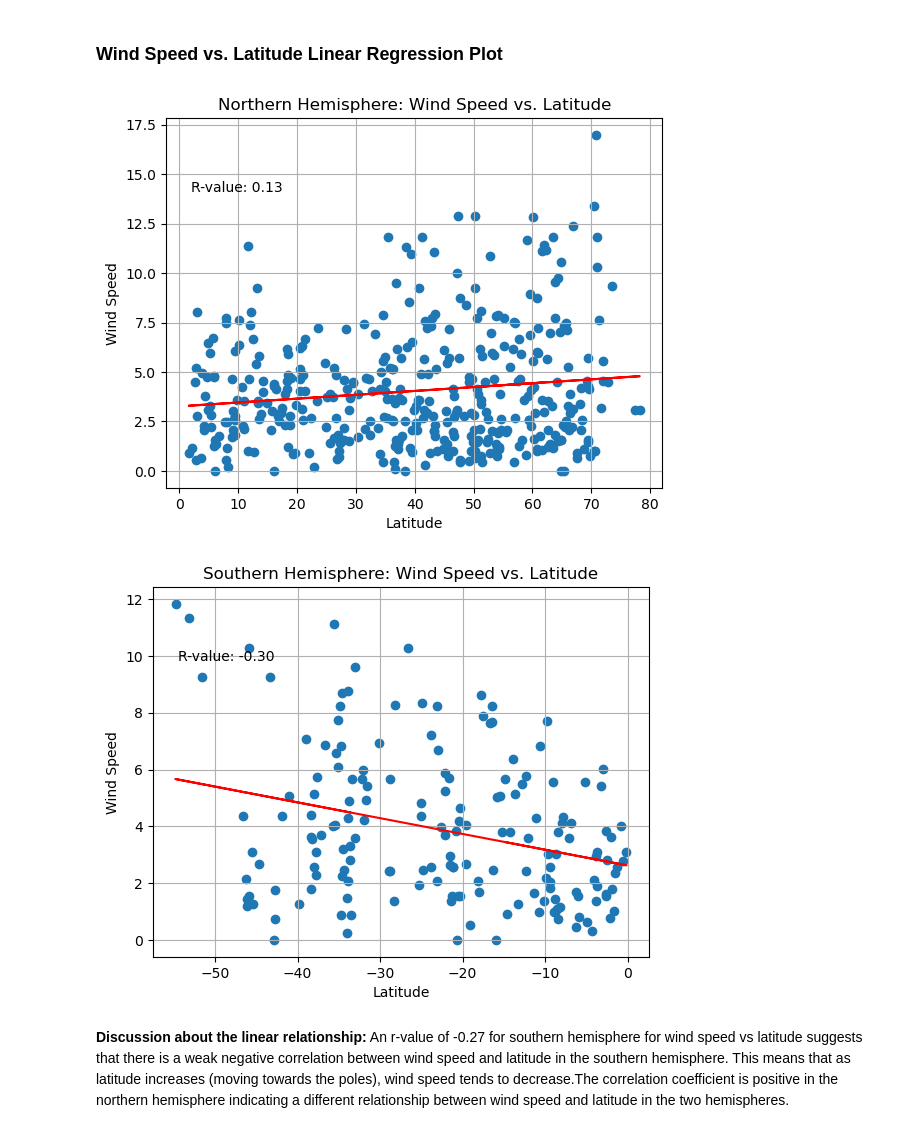
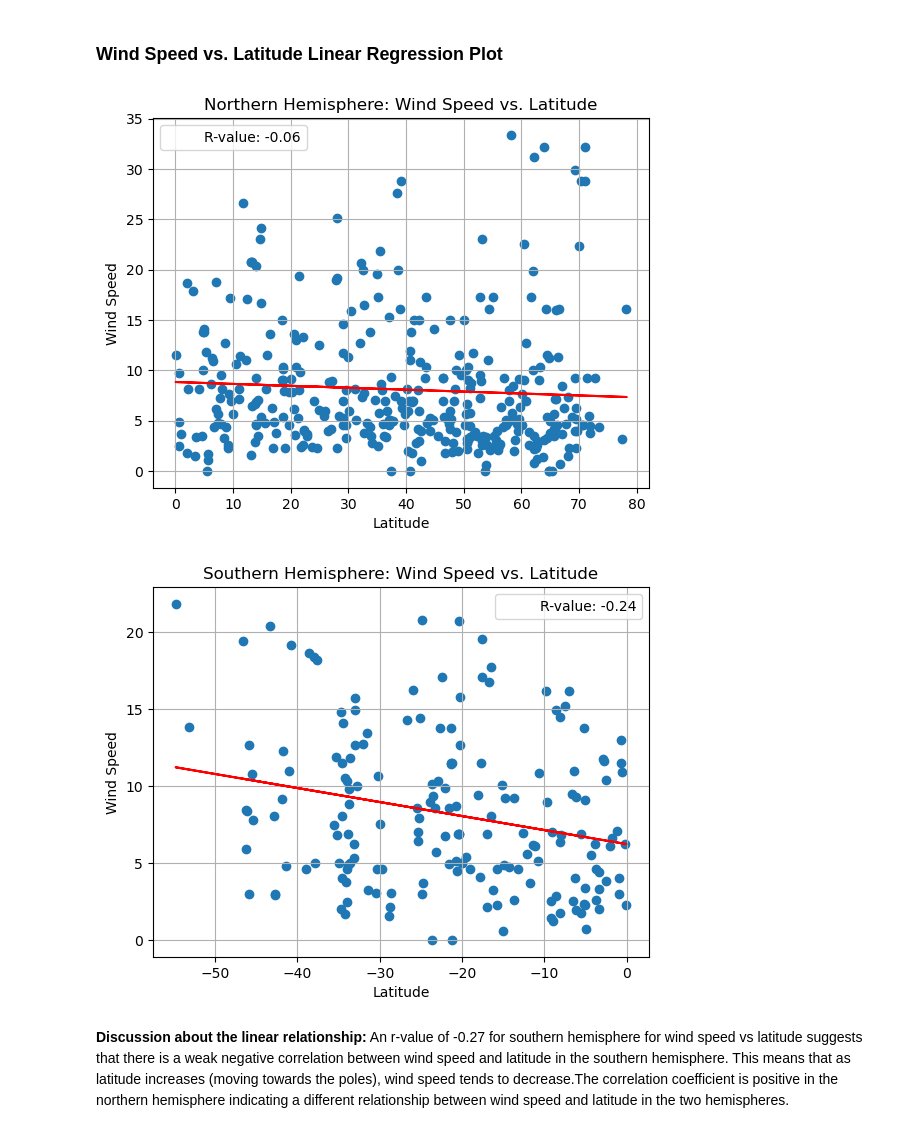
Before and after one commit to brittnibresee/Python-api, a Jupyter notebook: WeatherPy.ipynb, the cells around one changed output. Drawn from its saved outputs; the diff is of its cells as text; code cells hidden in the pictures.

```diff
--- a/WeatherPy.ipynb
+++ b/WeatherPy.ipynb
@@ -20,6 +20,8 @@ from api_keys import weather_api_key
 
 # Import citipy to determine the cities based on latitude and longitude
 from citipy import citipy
+# %%
+NUM_POINTS = 1500
 # %% [markdown]
 ### Generate the Cities List by Using the `citipy` Library
 # %%
@@ -34,8 +36,8 @@ lat_range = (-90, 90)
 lng_range = (-180, 180)
 
 # Create a set of random lat and lng combinations
-lats = np.random.uniform(lat_range[0], lat_range[1], size=1500)
-lngs = np.random.uniform(lng_range[0], lng_range[1], size=1500)
+lats = np.random.uniform(lat_range[0], lat_range[1], size=NUM_POINTS)
+lngs = np.random.uniform(lng_range[0], lng_range[1], size=NUM_POINTS)
 lat_lngs = zip(lats, lngs)
 
 # Identify nearest city for each lat, lng combination
@@ -58,8 +60,7 @@ Number of cities in the list: 628
 ### Use the OpenWeatherMap API to retrieve weather data from the cities list generated in the started code
 # %%
 # Set the API base URL
-
-base_url = "http://api.openweathermap.org/data/2.5/weather?appid=" + weather_api_key
+base_url = f"http://api.openweathermap.org/data/2.5/weather?appid={weather_api_key}&units=imperial"
 
 # Define an empty list to fetch the weather data for each city
 city_data = []
@@ -81,7 +82,7 @@ for i, city in enumerate(cities):
         record_count = 0
 
     # Create endpoint URL with each city
-    city_url = base_url + f"&q={city}"
+    city_url = base_url + "&q=" + city
 
     # Log the url, record, and set numbers
     print("Processing Record %s of Set %s | %s" % (record_count, set_count, city))
@@ -98,7 +99,7 @@ for i, city in enumerate(cities):
         # Parse out latitude, longitude, max temp, humidity, cloudiness, wind speed, country, and date
         city_lat = city_weather["coord"]["lat"]
         city_lng = city_weather["coord"]["lon"]
-        city_max_temp = city_weather["coord"]["lon"]
+        city_max_temp = city_weather['main']['temp_max']
         city_humidity = city_weather["main"]["humidity"]
         city_clouds = city_weather["clouds"]["all"]
         city_wind = city_weather["wind"]["speed"]
@@ -118,7 +119,7 @@ for i, city in enumerate(cities):
 
     # If an error is experienced, skip the city
     except:
-        print("City not found. Skipping...")
+       # print("City not found. Skipping...")
         pass
 
 
@@ -503,35 +473,33 @@ plt.show()
 # %%
 # Northern Hemisphere
 # Linear regression on Northern Hemisphere
 northern_hemisphere = [city for city in city_data if city["Lat"] >= 0]
 
 # Import the linregress function from the scipy.stats module
 from scipy.stats import linregress
 
 # Perform linear regression on the northern hemisphere data
 slope, intercept, r_value, p_value, std_err = linregress(northern_hemisphere_df["Lat"], northern_hemisphere_df["Wind Speed"])
 linregress(northern_hemisphere_df["Lat"], northern_hemisphere_df["Wind Speed"])
 
 # Create a scatter plot of the data
 plt.scatter(northern_hemisphere_df["Lat"], northern_hemisphere_df["Wind Speed"])
 
 # Add the regression line to the plot
 plt.plot(northern_hemisphere_df["Lat"], intercept + slope*northern_hemisphere_df["Lat"], '-r')
 
 # Add labels and title to the plot
 plt.xlabel('Latitude')
 plt.ylabel('Wind Speed')
 plt.title('Northern Hemisphere: Wind Speed vs. Latitude')
 plt.grid()
-
-# Annotate the plot with the R-value
-plt.annotate(f'R-value: {r_value:.2f}', xy=(0.05, 0.8), xycoords='axes fraction')
+plt.legend([f'R-value: {r_value:.2f}'], markerscale=0)
 
 
 #Display
 plt.show()
 # %% [output]
-[figure, old version]
+[figure, new version]
 # %%
 # Southern Hemisphere
 # Linear regression on Southern Hemisphere
@@ -555,14 +523,11 @@ plt.xlabel('Latitude')
 plt.ylabel('Wind Speed')
 plt.title('Southern Hemisphere: Wind Speed vs. Latitude')
 plt.grid()
-
-# Annotate the plot with the R-value
-plt.annotate(f'R-value: {r_value:.2f}', xy=(0.05, 0.8), xycoords='axes fraction')
-
+plt.legend([f'R-value: {r_value:.2f}'], markerscale=0)
 
 #Display
 plt.show()
 # %% [output]
-[figure, old version]
+[figure, new version]
 # %% [markdown]
 **Discussion about the linear relationship:** An r-value of -0.27 for southern hemisphere for wind speed vs latitude suggests that there is a weak negative correlation between wind speed and latitude in the southern hemisphere. This means that as latitude increases (moving towards the poles), wind speed tends to decrease.The correlation coefficient is positive in the northern hemisphere indicating a different relationship between wind speed and latitude in the two hemispheres.
```
Also changed, not shown: parts of 15 cells of this notebook, 2 other files.
